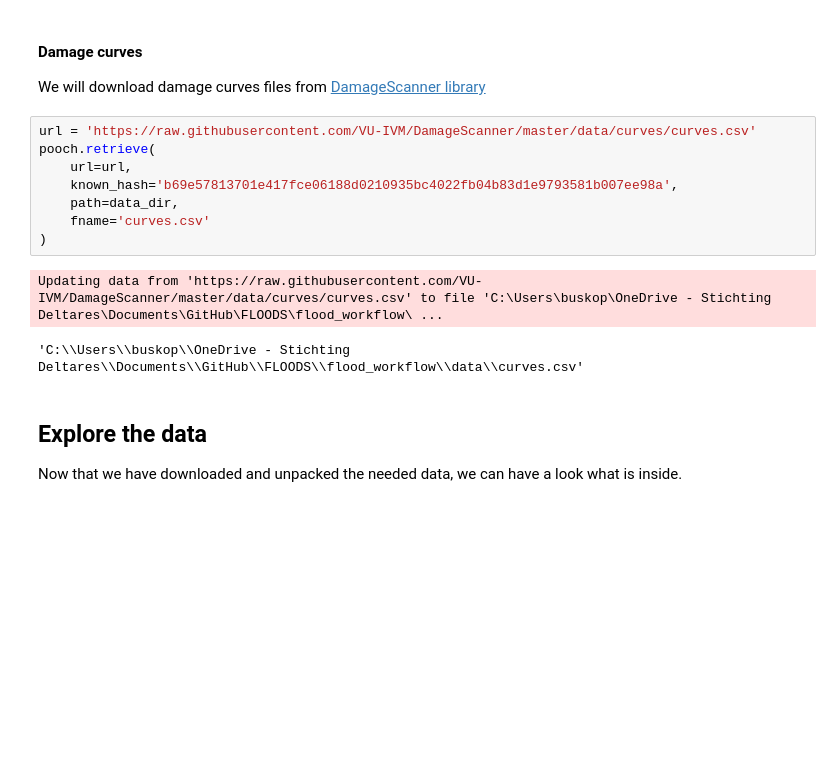
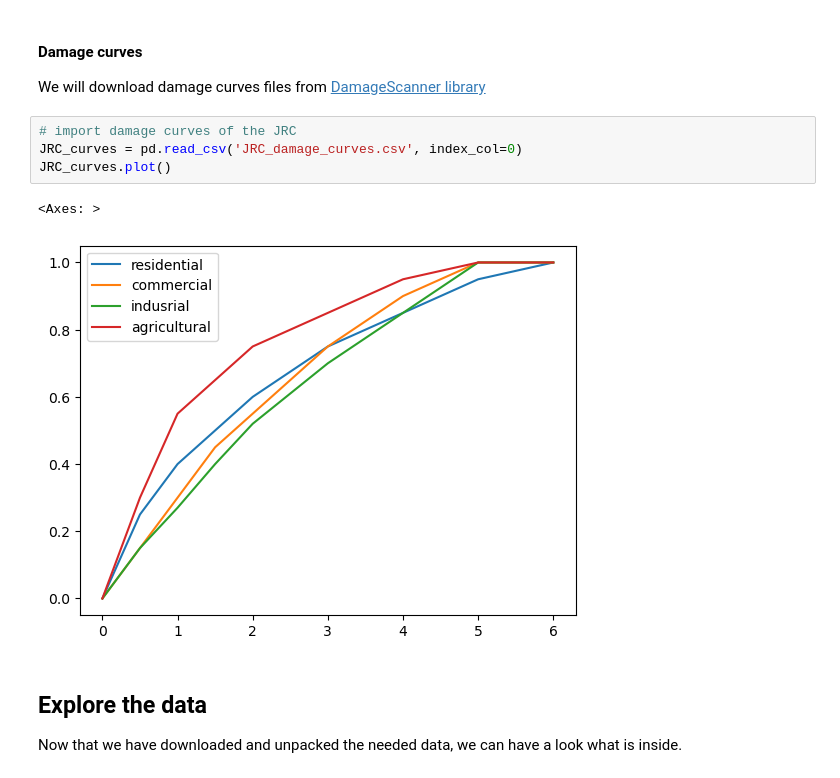
Before and after one commit to CLIMAAX/FLOODS, a Jupyter notebook: FLOOD.ipynb, the cells around one changed output. Drawn from its saved outputs; the diff is of its cells as text; blank space fills up the shorter version.

Commit message:
Created new damage curves based on JRC

```diff
--- a/FLOOD.ipynb
+++ b/FLOOD.ipynb
@@ -140,16 +141,12 @@ pooch.retrieve(
 
 We will download damage curves files from [DamageScanner library](https://github.com/VU-IVM/DamageScanner)
 # %%
-url = 'https://raw.githubusercontent.com/VU-IVM/DamageScanner/master/data/curves/curves.csv'
-pooch.retrieve(
-    url=url,
-    known_hash='b69e57813701e417fce06188d0210935bc4022fb04b83d1e9793581b007ee98a',
-    path=data_dir,
-    fname='curves.csv'
-)
+# import damage curves of the JRC
+JRC_curves = pd.read_csv('JRC_damage_curves.csv', index_col=0)
+JRC_curves.plot()
 # %% [output]
-Updating data from 'https://raw.githubusercontent.com/VU-IVM/DamageScanner/master/data/curves/curves.csv' to file 'C:\Users\buskop\OneDrive - Stichting Deltares\Documents\GitHub\FLOODS\flood_workflow\ ...
+<Axes: >
-'C:\\Users\\buskop\\OneDrive - Stichting Deltares\\Documents\\GitHub\\FLOODS\\flood_workflow\\data\\curves.csv'
+[figure, added]
 # %% [markdown]
 ## Explore the data
 Now that we have downloaded and unpacked the needed data, we can have a look what is inside.
```
Also changed, not shown: parts of 8 cells of this notebook, 2 other files.
